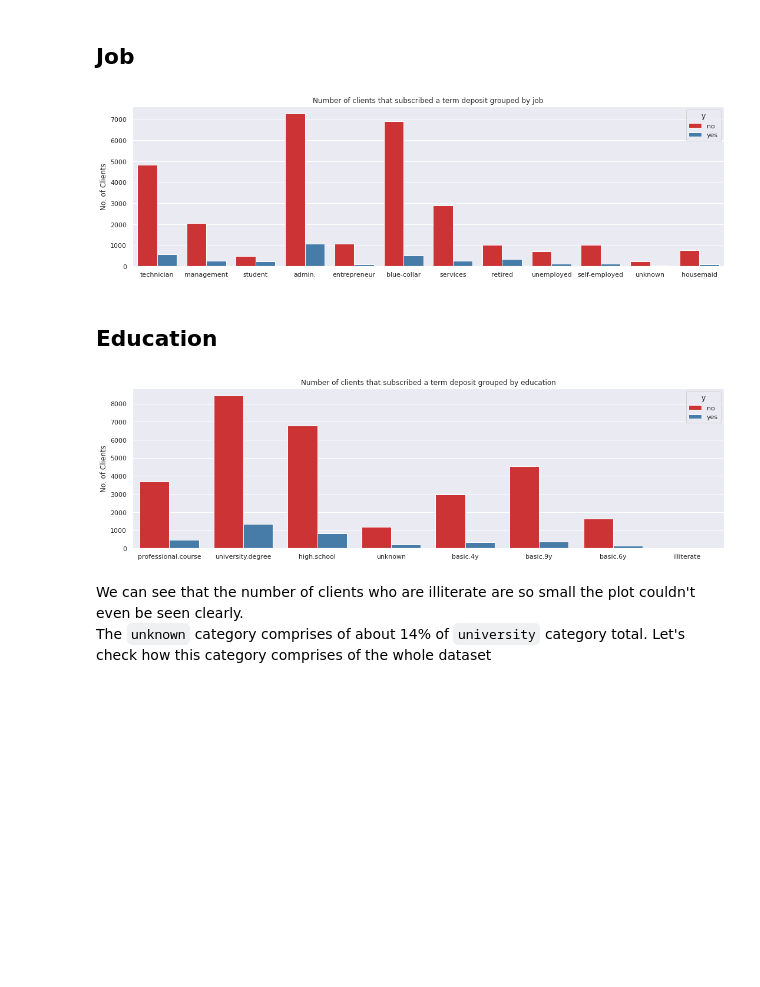
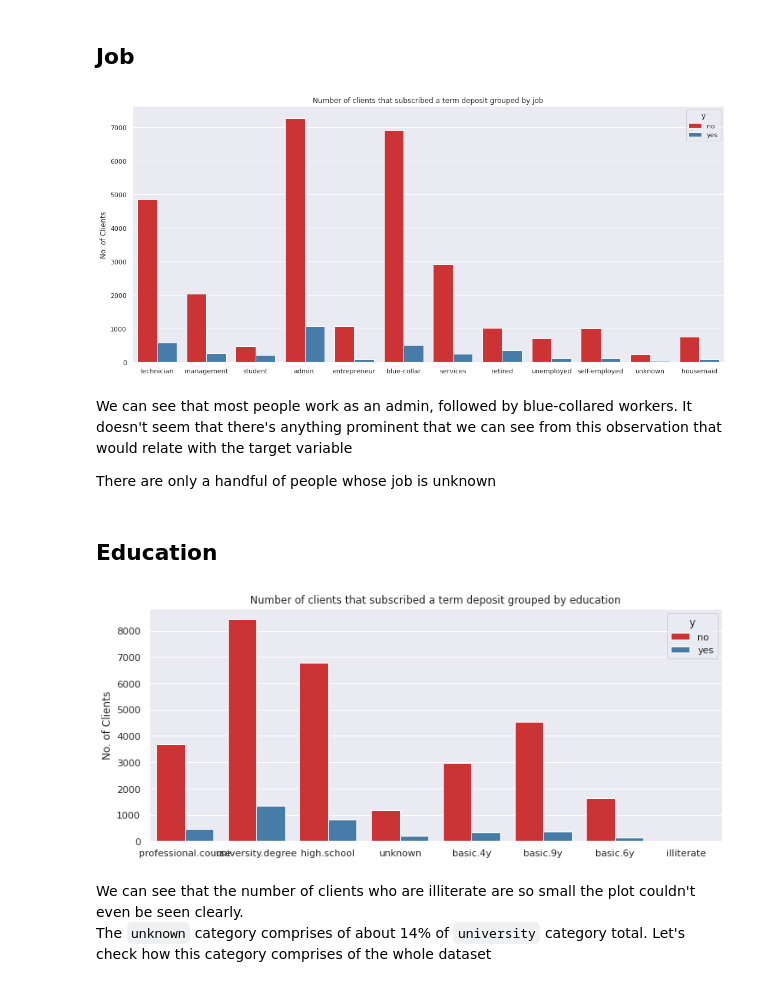
Before and after one commit to NikkiSatmaka/dendenmushi-campaign, a Jupyter notebook: h8dsft_Milestone2P1_nikki_satmaka.ipynb, the cells around one changed output. Cells and saved outputs as stored; diff of their text form; code cells hidden in the pictures; blank space fills up the shorter version.

```diff
--- a/h8dsft_Milestone2P1_nikki_satmaka.ipynb
+++ b/h8dsft_Milestone2P1_nikki_satmaka.ipynb
@@ -550,20 +525,24 @@ plt.show()
 ## Job
 # %%
 # plot number of clients that subcribed a term deposit grouped by job
-plt.figure(figsize=(18,5))
+plt.figure(figsize=(18,8))
 sns.countplot(data=df_train, x='job', hue='y')
 plt.title('Number of clients that subscribed a term deposit grouped by job')
 plt.xlabel(None)
 plt.ylabel("No. of Clients")
 
 plt.show()
 # %% [output]
-[figure, old version]
+[figure, new version]
+# %% [markdown]
+We can see that most people work as an admin, followed by blue-collared workers. It doesn't seem that there's anything prominent that we can see from this observation that would relate with the target variable
+
+There are only a handful of people whose job is unknown
 # %% [markdown]
 ## Education
 # %%
 # plot number of clients that subcribed a term deposit grouped by education
-plt.figure(figsize=(18,5))
+plt.figure(figsize=(12,5))
 sns.countplot(data=df_train, x='education', hue='y')
 plt.title('Number of clients that subscribed a term deposit grouped by education')
 plt.xlabel(None)
@@ -571,7 +550,7 @@ plt.ylabel("No. of Clients")
 
 plt.show()
 # %% [output]
-[figure, old version]
+[figure, new version]
 # %% [markdown]
 We can see that the number of clients who are illiterate are so small the plot couldn't even be seen clearly.\
 The `unknown` category comprises of about 14% of `university` category total. Let's check how this category comprises of the whole dataset
```
Also changed, not shown: parts of 24 cells of this notebook, 2 other files.
